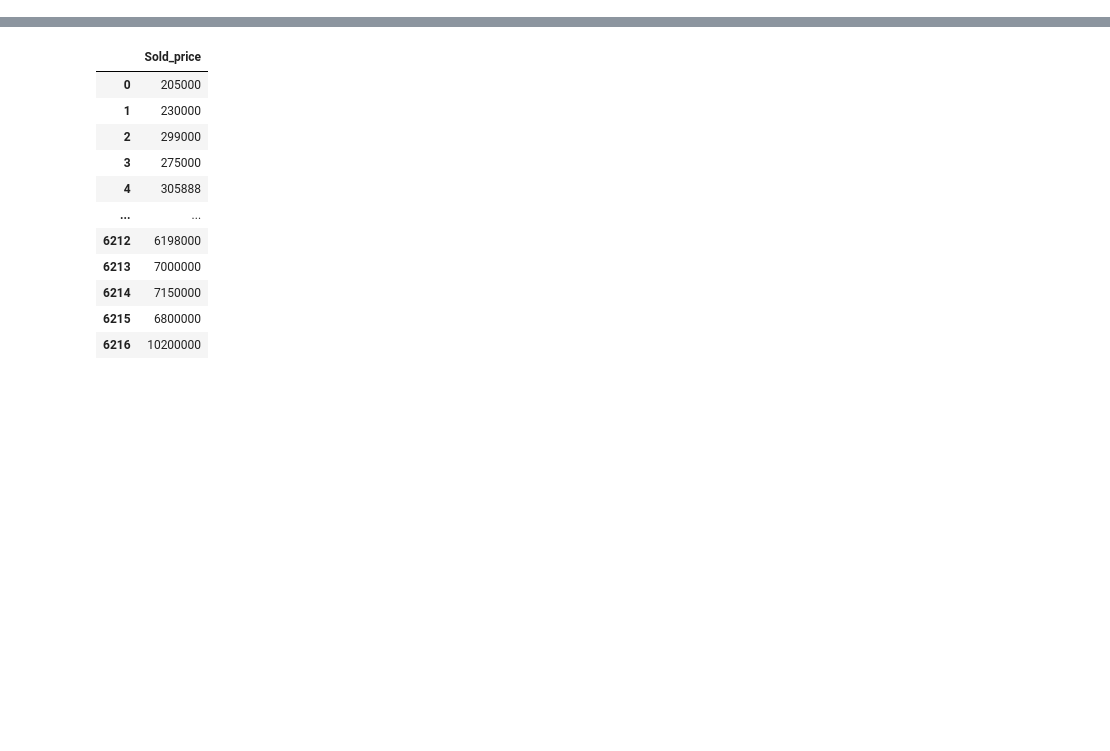
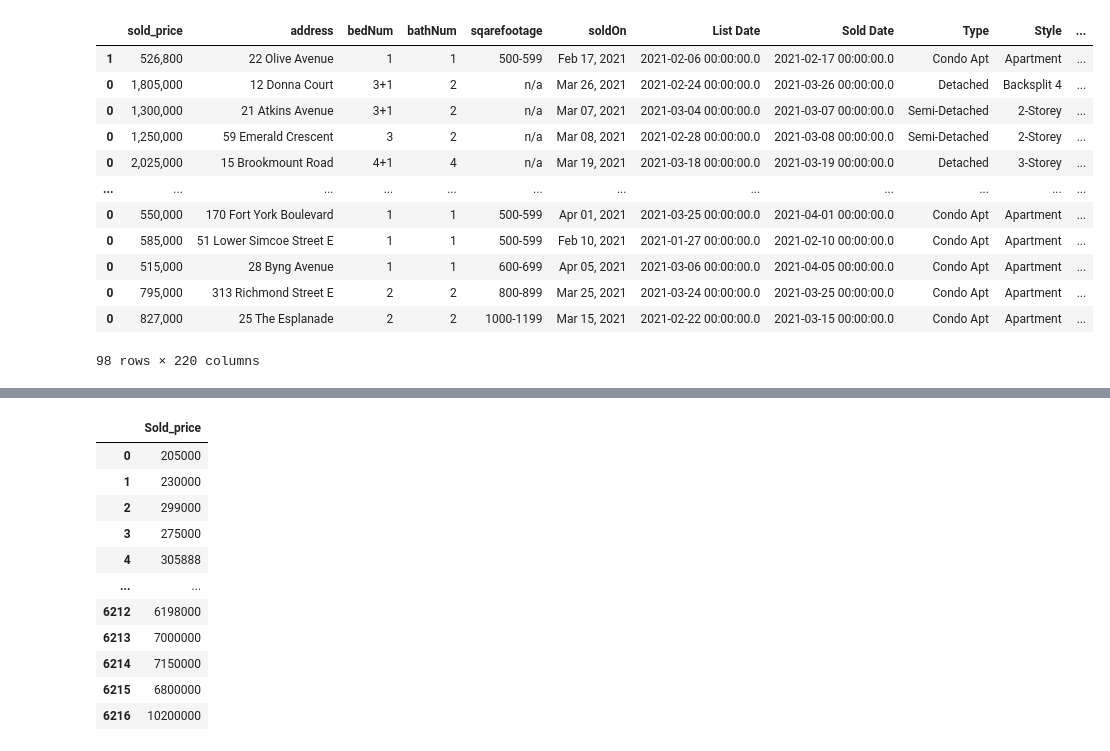
Before and after one commit to nvercillo/AIRealEstateValuation, a Jupyter notebook: Neural Network Models/basic_neural_net.ipynb, the cells around one changed output, grey strips where cells are left out. Saved outputs shown, nothing was run; the diff lists cells and outputs as text; code cells hidden in the pictures; blank space fills up the shorter version.

```diff
--- a/Neural Network Models/basic_neural_net.ipynb
+++ b/Neural Network Models/basic_neural_net.ipynb
@@ -6,0 +10,56 @@ import numpy as np
+# %%
+#loading additional data stored in json column into dataframe
+
+file_name = "all_housing_data.csv"
+
+
+
+df = pd.read_csv(file_name)
+
+ad = pd.DataFrame()
+
+
+for i, j in df.iterrows():
+
+
+    if i == 0:
+        a_json = json.loads(j['Additional_fields'])
+
+        data = ast.literal_eval(a_json)
+        a = list(data.items())
+
+        additional_df = pd.DataFrame(a)
+        additional_df = additional_df.T
+
+    else:
+
+        a_json = json.loads(j['Additional_fields'])
+        data = ast.literal_eval(a_json)
+        a = list(data.values())
+        new_row = pd.DataFrame(a).T
+        additional_df = additional_df.append(new_row)
+
+
+
+
+
+new_header = additional_df.iloc[0]
+additional_df = additional_df[1:]
+additional_df.columns = new_header
+
+
+additional_df
+# %% [output]
+|  | sold_price | address | bedNum | bathNum | sqarefootage | soldOn | List Date | Sold Date | Type | Style | ... |
+| 1 | 526,800 | 22 Olive Avenue | 1 | 1 | 500-599 | Feb 17, 2021 | 2021-02-06 00:00:00.0 | 2021-02-17 00:00:00.0 | Condo Apt | Apartment | ... |
+| 0 | 1,805,000 | 12 Donna Court | 3+1 | 2 | n/a | Mar 26, 2021 | 2021-02-24 00:00:00.0 | 2021-03-26 00:00:00.0 | Detached | Backsplit 4 | ... |
+| 0 | 1,300,000 | 21 Atkins Avenue | 3+1 | 2 | n/a | Mar 07, 2021 | 2021-03-04 00:00:00.0 | 2021-03-07 00:00:00.0 | Semi-Detached | 2-Storey | ... |
+| 0 | 1,250,000 | 59 Emerald Crescent | 3 | 2 | n/a | Mar 08, 2021 | 2021-02-28 00:00:00.0 | 2021-03-08 00:00:00.0 | Semi-Detached | 2-Storey | ... |
+| 0 | 2,025,000 | 15 Brookmount Road | 4+1 | 4 | n/a | Mar 19, 2021 | 2021-03-18 00:00:00.0 | 2021-03-19 00:00:00.0 | Detached | 3-Storey | ... |
+| ... | ... | ... | ... | ... | ... | ... | ... | ... | ... | ... | ... |
+| 0 | 550,000 | 170 Fort York Boulevard | 1 | 1 | 500-599 | Apr 01, 2021 | 2021-03-25 00:00:00.0 | 2021-04-01 00:00:00.0 | Condo Apt | Apartment | ... |
+| 0 | 585,000 | 51 Lower Simcoe Street E | 1 | 1 | 500-599 | Feb 10, 2021 | 2021-01-27 00:00:00.0 | 2021-02-10 00:00:00.0 | Condo Apt | Apartment | ... |
+| 0 | 515,000 | 28 Byng Avenue | 1 | 1 | 600-699 | Apr 05, 2021 | 2021-03-06 00:00:00.0 | 2021-04-05 00:00:00.0 | Condo Apt | Apartment | ... |
+| 0 | 795,000 | 313 Richmond Street E | 2 | 2 | 800-899 | Mar 25, 2021 | 2021-03-24 00:00:00.0 | 2021-03-25 00:00:00.0 | Condo Apt | Apartment | ... |
+| 0 | 827,000 | 25 The Esplanade | 2 | 2 | 1000-1199 | Mar 15, 2021 | 2021-02-22 00:00:00.0 | 2021-03-15 00:00:00.0 | Condo Apt | Apartment | ... |
+98 rows × 220 columns
```
Also changed, not shown: parts of 18 cells of this notebook, 1 other file.
